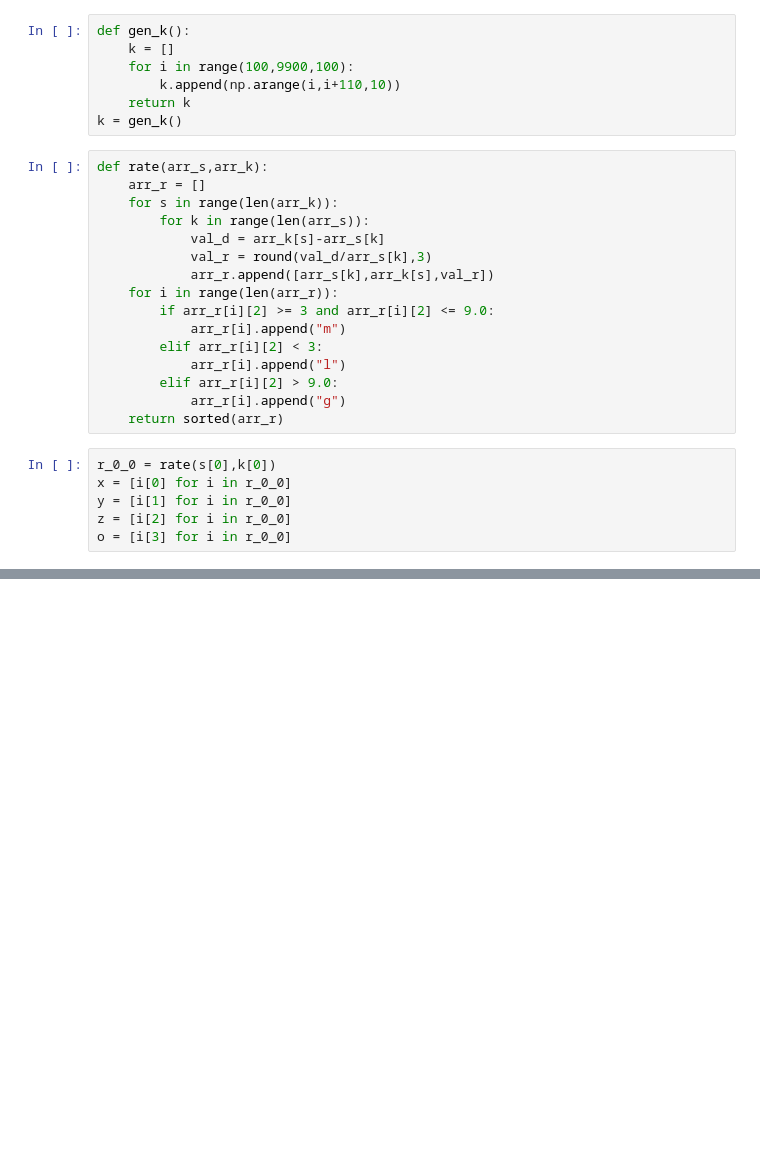
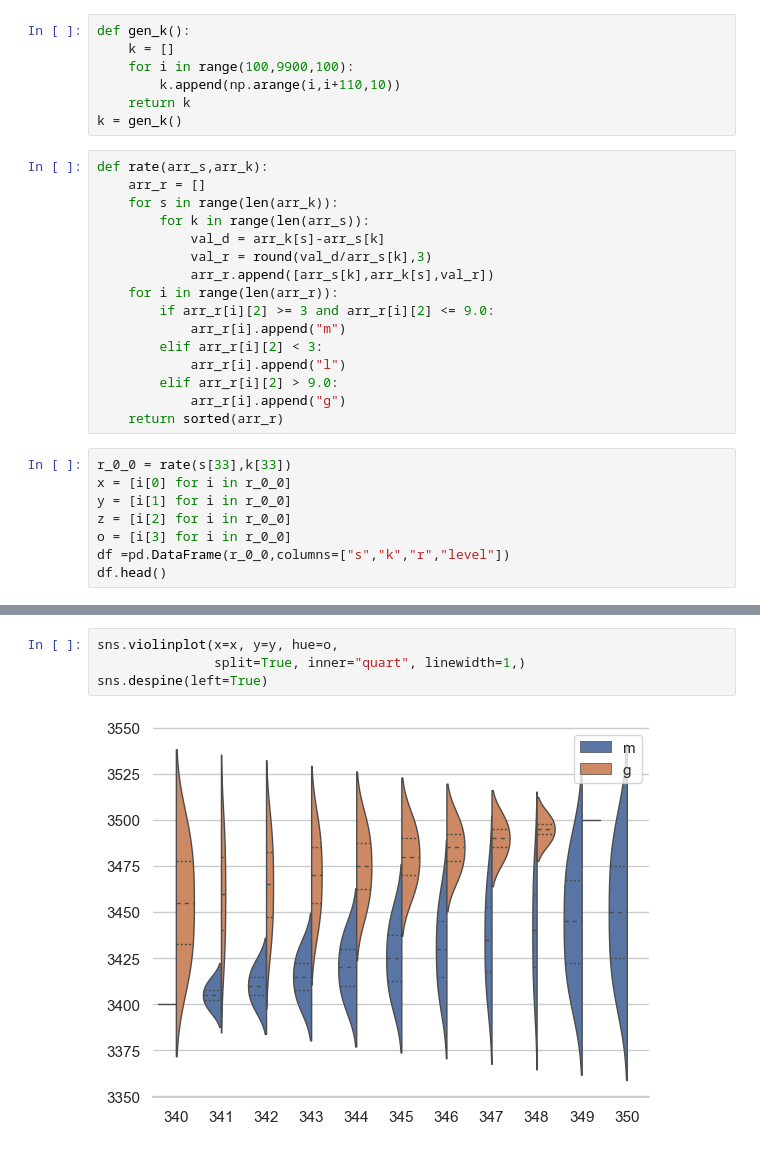
Before and after one commit to JuraIsUnavaliableFromGin/OnRandomnessAndTidalWaves, a Jupyter notebook: x-and-y-unmathly-bridges.ipynb, the cells around one changed output, grey strips where cells are left out. Cells and saved outputs as stored; diff of their text form; blank space fills up the shorter version.

```diff
--- a/x-and-y-unmathly-bridges.ipynb
+++ b/x-and-y-unmathly-bridges.ipynb
@@ -35,8 +39,10 @@ def rate(arr_s,arr_k):
             arr_r[i].append("g")
     return sorted(arr_r)
 # %%
-r_0_0 = rate(s[0],k[0])
+r_0_0 = rate(s[33],k[33])
 x = [i[0] for i in r_0_0]
 y = [i[1] for i in r_0_0]
 z = [i[2] for i in r_0_0]
 o = [i[3] for i in r_0_0]
+df =pd.DataFrame(r_0_0,columns=["s","k","r","level"])
+df.head()
@@ -49,0 +71,6 @@ sns.lineplot(x=x, y=y,
+# %%
+sns.violinplot(x=x, y=y, hue=o,
+               split=True, inner="quart", linewidth=1,)
+sns.despine(left=True)
+# %% [output]
+[figure, added]
```
Also changed, not shown: parts of 11 cells of this notebook.
